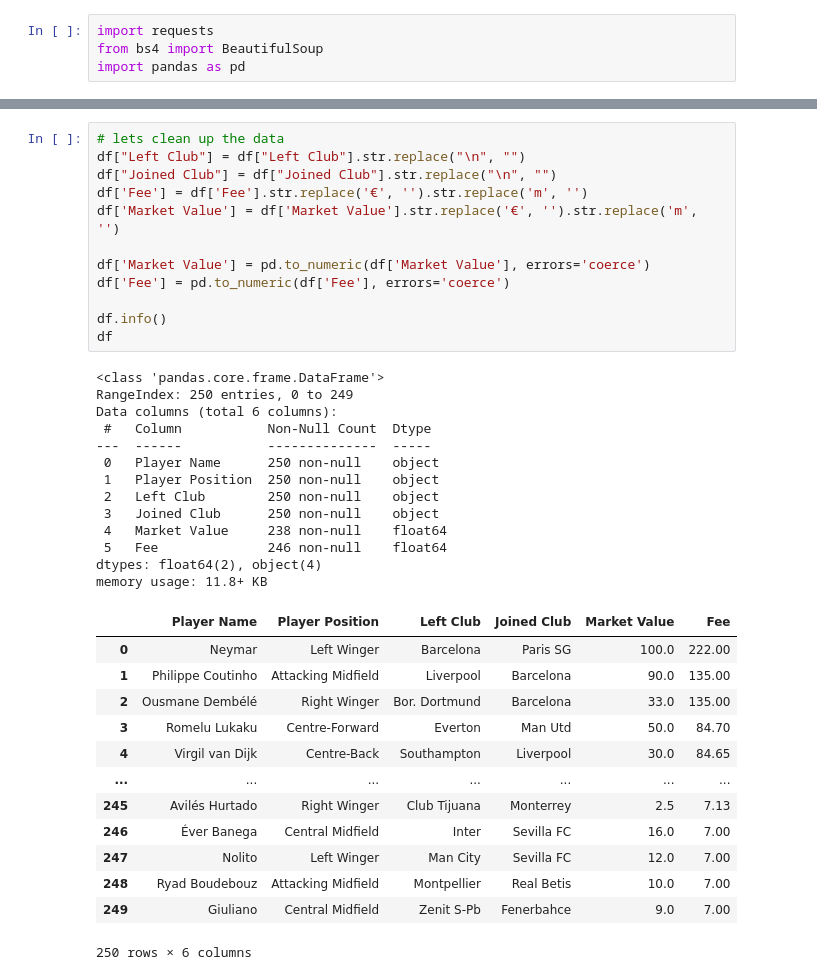
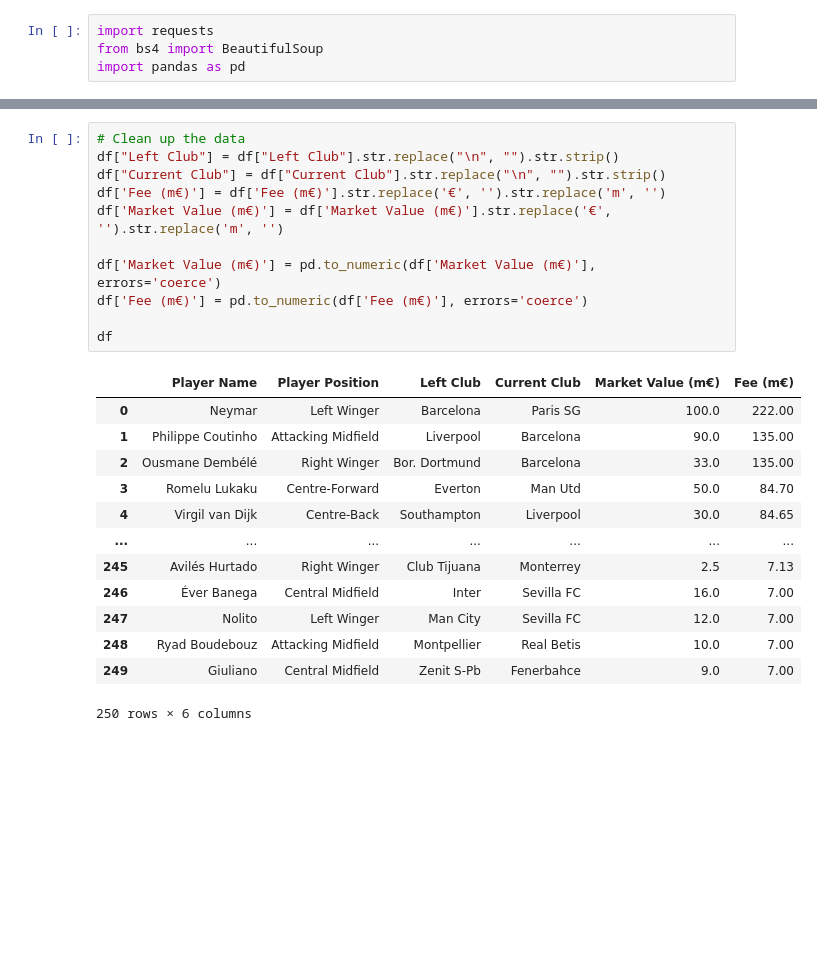
Before and after one commit to G4din/DM-Football, a Jupyter notebook: analysis/financial_analysis.ipynb, the cells around one changed output, grey strips where cells are left out. Cells and saved outputs as stored; diff of their text form; blank space fills up the shorter version.

```diff
--- a/analysis/financial_analysis.ipynb
+++ b/analysis/financial_analysis.ipynb
@@ -71,41 +73,27 @@ df
 | 249 | Giuliano | Central Midfield | \nZenit S-Pb | \nFenerbahce | €9.00m | €7.00m |
 250 rows × 6 columns
 # %%
-# lets clean up the data
-df["Left Club"] = df["Left Club"].str.replace("\n", "")
-df["Joined Club"] = df["Joined Club"].str.replace("\n", "")
-df['Fee'] = df['Fee'].str.replace('€', '').str.replace('m', '')
-df['Market Value'] = df['Market Value'].str.replace('€', '').str.replace('m', '')
+# Clean up the data
+df["Left Club"] = df["Left Club"].str.replace("\n", "").str.strip()
+df["Current Club"] = df["Current Club"].str.replace("\n", "").str.strip()
+df['Fee (m€)'] = df['Fee (m€)'].str.replace('€', '').str.replace('m', '')
+df['Market Value (m€)'] = df['Market Value (m€)'].str.replace('€', '').str.replace('m', '')
 
-df['Market Value'] = pd.to_numeric(df['Market Value'], errors='coerce')
-df['Fee'] = pd.to_numeric(df['Fee'], errors='coerce')
+df['Market Value (m€)'] = pd.to_numeric(df['Market Value (m€)'], errors='coerce')
+df['Fee (m€)'] = pd.to_numeric(df['Fee (m€)'], errors='coerce')
 
-df.info()
 df
 # %% [output]
+|  | Player Name | Player Position | Left Club | Current Club | Market Value (m€) | Fee (m€) |
+| 0 | Neymar | Left Winger | Barcelona | Paris SG | 100.0 | 222.00 |
+| 1 | Philippe Coutinho | Attacking Midfield | Liverpool | Barcelona | 90.0 | 135.00 |
+| 2 | Ousmane Dembélé | Right Winger | Bor. Dortmund | Barcelona | 33.0 | 135.00 |
+| 3 | Romelu Lukaku | Centre-Forward | Everton | Man Utd | 50.0 | 84.70 |
+| 4 | Virgil van Dijk | Centre-Back | Southampton | Liverpool | 30.0 | 84.65 |
+| ... | ... | ... | ... | ... | ... | ... |
+| 245 | Avilés Hurtado | Right Winger | Club Tijuana | Monterrey | 2.5 | 7.13 |
+| 246 | Éver Banega | Central Midfield | Inter | Sevilla FC | 16.0 | 7.00 |
+| 247 | Nolito | Left Winger | Man City | Sevilla FC | 12.0 | 7.00 |
+| 248 | Ryad Boudebouz | Attacking Midfield | Montpellier | Real Betis | 10.0 | 7.00 |
+| 249 | Giuliano | Central Midfield | Zenit S-Pb | Fenerbahce | 9.0 | 7.00 |
-<class 'pandas.core.frame.DataFrame'>
-RangeIndex: 250 entries, 0 to 249
-Data columns (total 6 columns):
- #   Column           Non-Null Count  Dtype
----  ------           --------------  -----
- 0   Player Name      250 non-null    object
- 1   Player Position  250 non-null    object
- 2   Left Club        250 non-null    object
- 3   Joined Club      250 non-null    object
- 4   Market Value     238 non-null    float64
- 5   Fee              246 non-null    float64
-dtypes: float64(2), object(4)
-memory usage: 11.8+ KB
+250 rows × 6 columns
-|  | Player Name | Player Position | Left Club | Joined Club | Market Value | Fee |
-| 0 | Neymar | Left Winger | Barcelona | Paris SG | 100.0 | 222.00 |
-| 1 | Philippe Coutinho | Attacking Midfield | Liverpool | Barcelona | 90.0 | 135.00 |
-| 2 | Ousmane Dembélé | Right Winger | Bor. Dortmund | Barcelona | 33.0 | 135.00 |
-| 3 | Romelu Lukaku | Centre-Forward | Everton | Man Utd | 50.0 | 84.70 |
-| 4 | Virgil van Dijk | Centre-Back | Southampton | Liverpool | 30.0 | 84.65 |
-| ... | ... | ... | ... | ... | ... | ... |
-| 245 | Avilés Hurtado | Right Winger | Club Tijuana | Monterrey | 2.5 | 7.13 |
-| 246 | Éver Banega | Central Midfield | Inter | Sevilla FC | 16.0 | 7.00 |
-| 247 | Nolito | Left Winger | Man City | Sevilla FC | 12.0 | 7.00 |
-| 248 | Ryad Boudebouz | Attacking Midfield | Montpellier | Real Betis | 10.0 | 7.00 |
-| 249 | Giuliano | Central Midfield | Zenit S-Pb | Fenerbahce | 9.0 | 7.00 |
-250 rows × 6 columns
```
Also changed, not shown: parts of 8 cells of this notebook.
